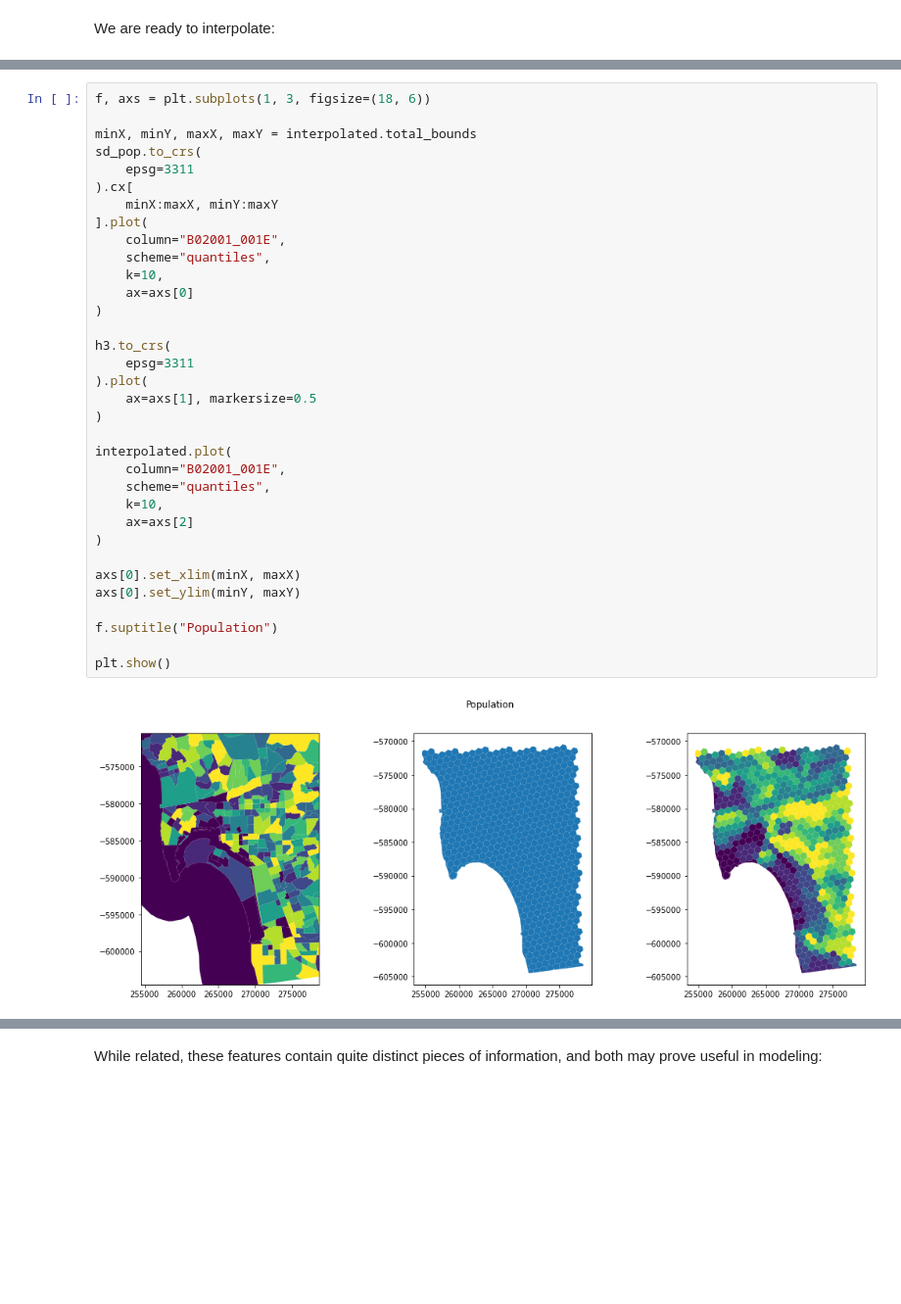
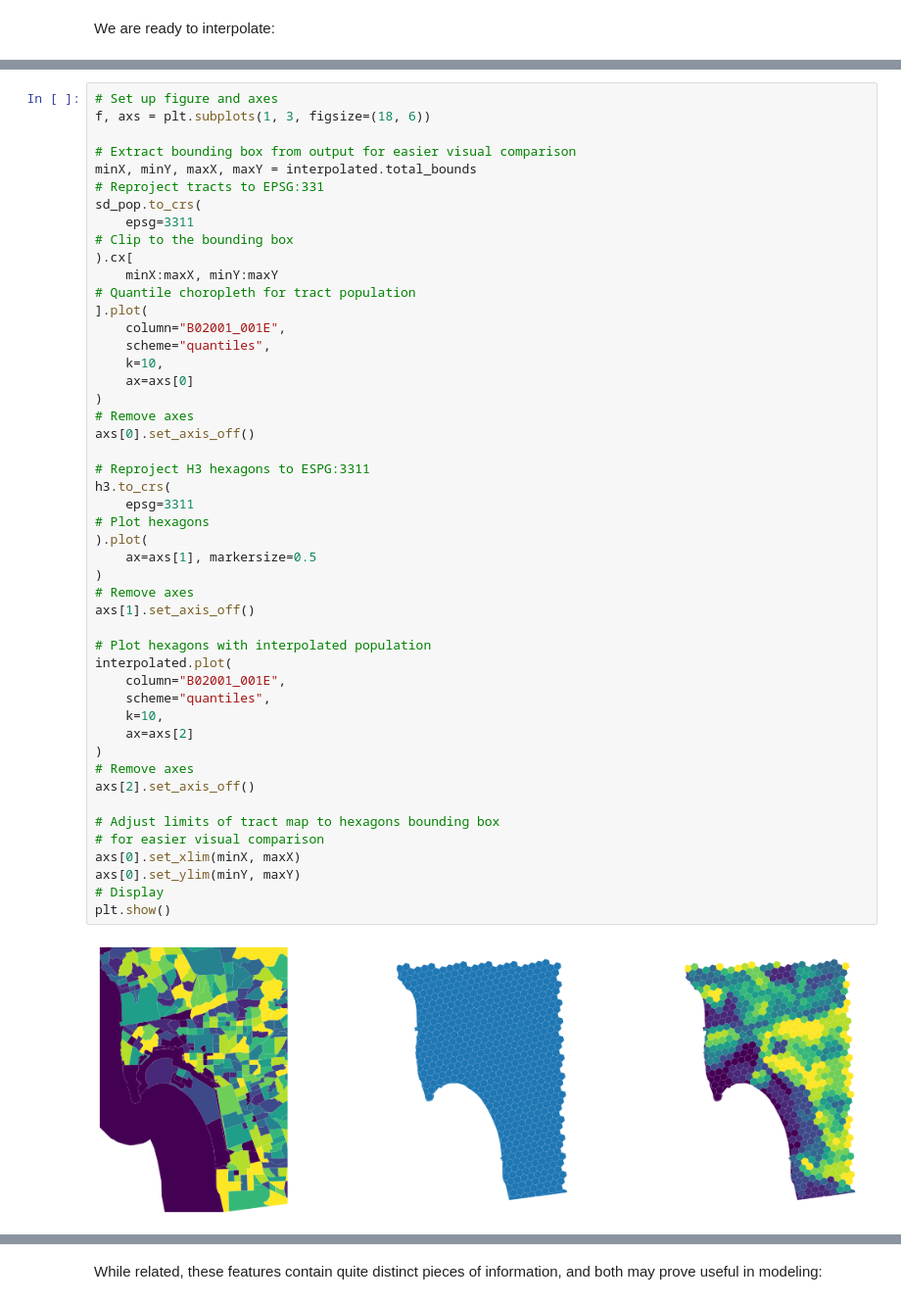
Before and after one commit to gdsbook/book, a Jupyter notebook: notebooks/12_feature_engineering.ipynb, the cells around one changed output, grey strips where cells are left out. Shown at 98% size. Cells and saved outputs as stored; diff of their text form; blank space fills up the shorter version.

```diff
--- a/notebooks/12_feature_engineering.ipynb
+++ b/notebooks/12_feature_engineering.ipynb
@@ -492,37 +606,51 @@ A good first approach to examine the output is by comparing the source and the t
 # %%
+# Set up figure and axes
 f, axs = plt.subplots(1, 3, figsize=(18, 6))
 
+# Extract bounding box from output for easier visual comparison
 minX, minY, maxX, maxY = interpolated.total_bounds
+# Reproject tracts to EPSG:331
 sd_pop.to_crs(
     epsg=3311
+# Clip to the bounding box
 ).cx[
     minX:maxX, minY:maxY
+# Quantile choropleth for tract population
 ].plot(
     column="B02001_001E",
     scheme="quantiles",
     k=10,
     ax=axs[0]
 )
+# Remove axes
+axs[0].set_axis_off()
 
+# Reproject H3 hexagons to ESPG:3311
 h3.to_crs(
     epsg=3311
+# Plot hexagons
 ).plot(
     ax=axs[1], markersize=0.5
 )
+# Remove axes
+axs[1].set_axis_off()
 
+# Plot hexagons with interpolated population
 interpolated.plot(
     column="B02001_001E",
     scheme="quantiles",
     k=10,
     ax=axs[2]
 )
+# Remove axes
+axs[2].set_axis_off()
 
+# Adjust limits of tract map to hexagons bounding box
+# for easier visual comparison
 axs[0].set_xlim(minX, maxX)
 axs[0].set_ylim(minY, maxY)
-
-f.suptitle("Population")
-
+# Display
 plt.show()
 # %% [output]
-[figure, old version]
+[figure, new version]
 # %% [markdown]
```
Also changed, not shown: parts of 96 cells of this notebook, 2 other files.
